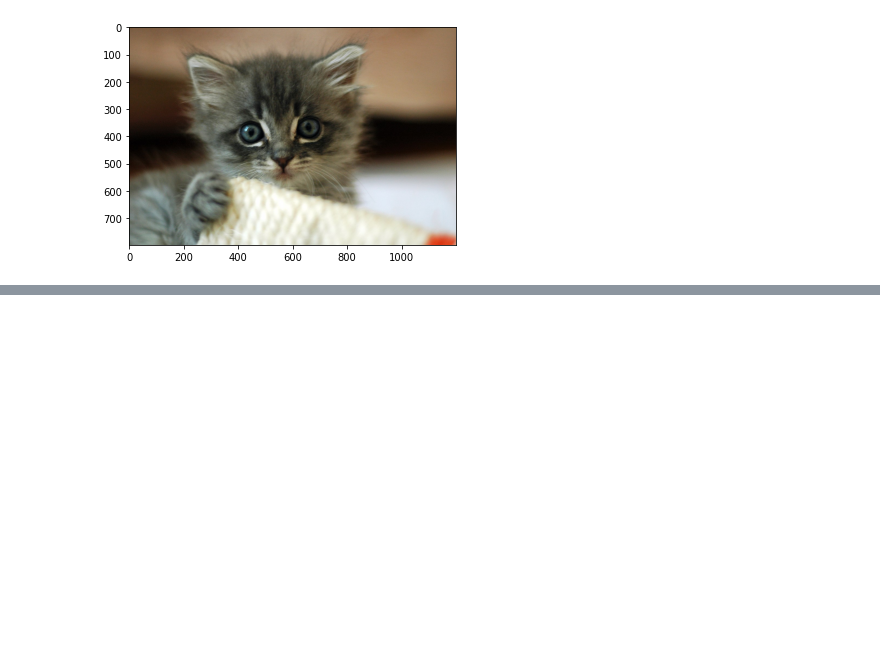
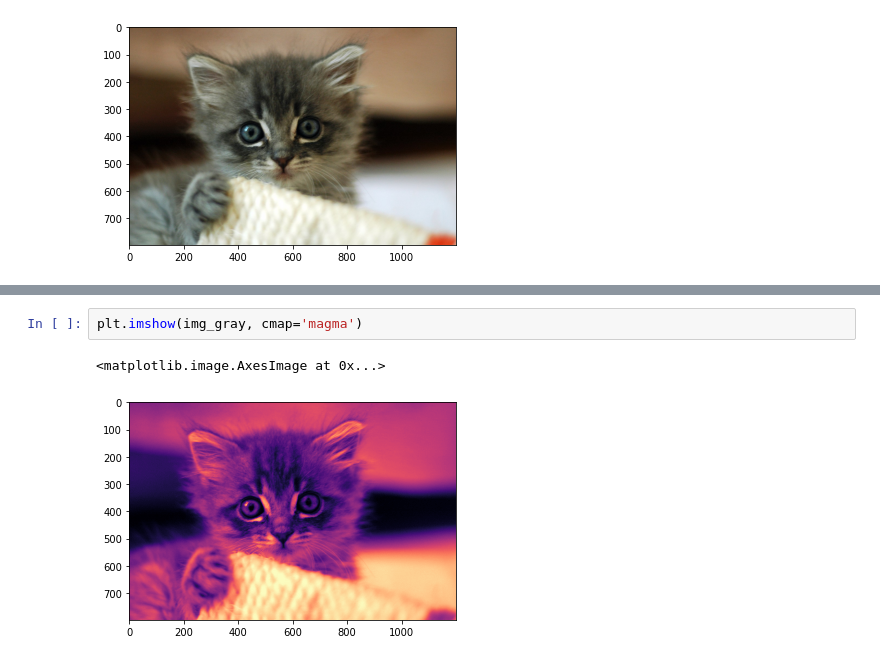
Before and after one commit to DaffaStyn11/pcvk, a Jupyter notebook: pcvk_p2.ipynb, the cells around one changed output, grey strips where cells are left out. Saved outputs shown, nothing was run; the diff lists cells and outputs as text; blank space fills up the shorter version.

```diff
--- a/pcvk_p2.ipynb
+++ b/pcvk_p2.ipynb
@@ -27,0 +44,5 @@ plt.imshow(img3)
+# %%
+plt.imshow(img_gray, cmap='magma')
+# %% [output]
+<matplotlib.image.AxesImage at 0x...>
+[figure, added]
```
Also changed, not shown: parts of 5 cells of this notebook.
